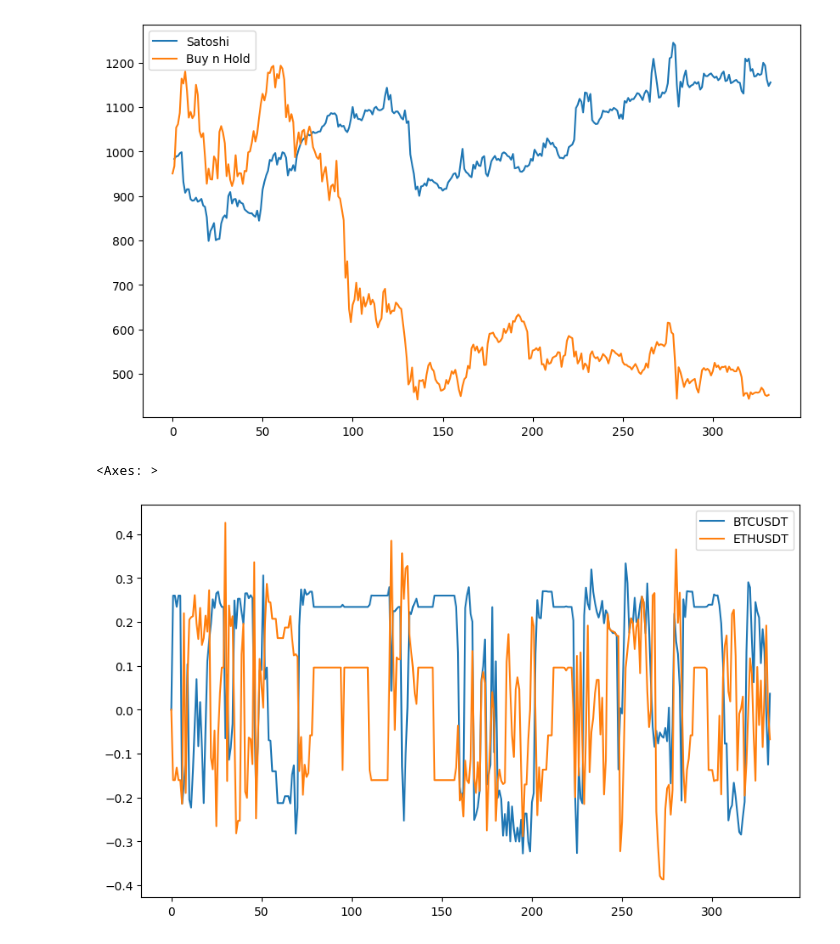
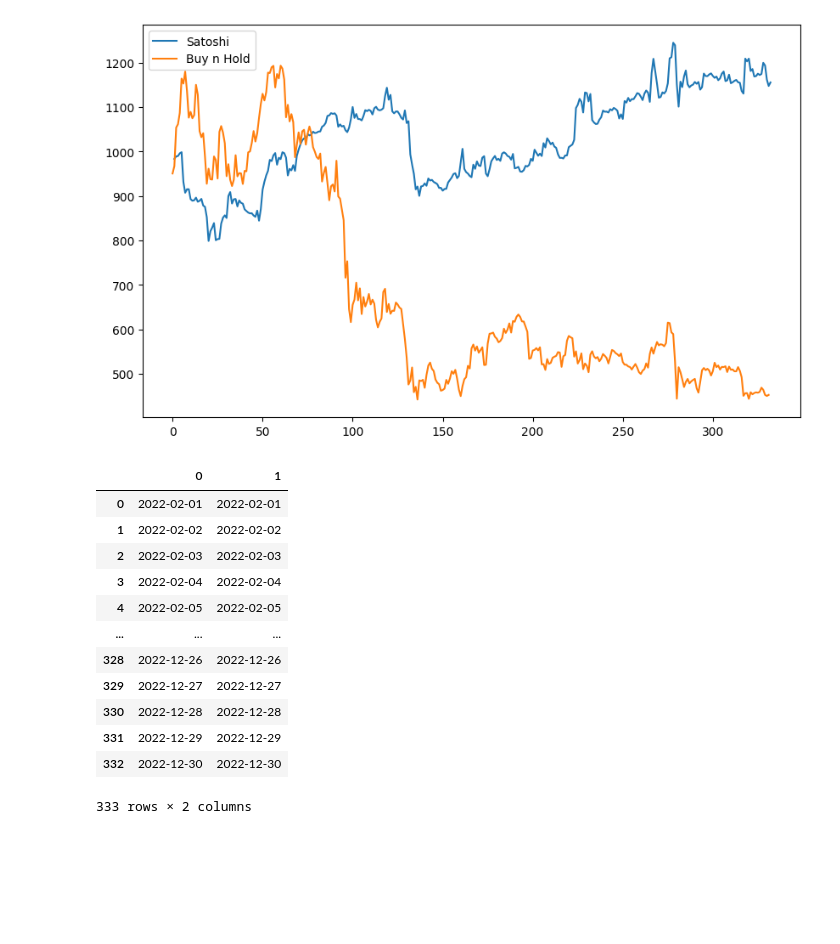
Before and after one commit to zanyev/desafio_quant_2023, a Jupyter notebook: testing.ipynb, the cells around one changed output. Cells and saved outputs as stored; diff of their text form; code cells hidden in the pictures; blank space fills up the shorter version.

```diff
--- a/testing.ipynb
+++ b/testing.ipynb
@@ -135,8 +134,27 @@ plt.legend()
 # %% [output]
 <matplotlib.legend.Legend at 0x...>
 [figure]
-# %%
-portfolio_weights[['BTCUSDT','ETHUSDT']].plot(figsize=(10,6))
-# %% [output]
-<Axes: >
-[figure, removed]
+# %%
+portfolio_weights.columns = portfolio_weights.columns + '_weights'
+# %%
+portfolio_value.name = 'prtf_value'
+# %%
+portfolio = pd.concat([portfolio_weights,portfolio_value],axis=1)
+# %%
+portfolio.index = df_fechamento.index
+# %%
+pd.DataFrame([df_fechamento.index,portfolio.index]).T
+# %% [output]
+|  | 0 | 1 |
+| 0 | 2022-02-01 | 2022-02-01 |
+| 1 | 2022-02-02 | 2022-02-02 |
+| 2 | 2022-02-03 | 2022-02-03 |
+| 3 | 2022-02-04 | 2022-02-04 |
+| 4 | 2022-02-05 | 2022-02-05 |
+| ... | ... | ... |
+| 328 | 2022-12-26 | 2022-12-26 |
+| 329 | 2022-12-27 | 2022-12-27 |
+| 330 | 2022-12-28 | 2022-12-28 |
+| 331 | 2022-12-29 | 2022-12-29 |
+| 332 | 2022-12-30 | 2022-12-30 |
+333 rows × 2 columns
```
Also changed, not shown: parts of 6 cells of this notebook, 6 other files.
